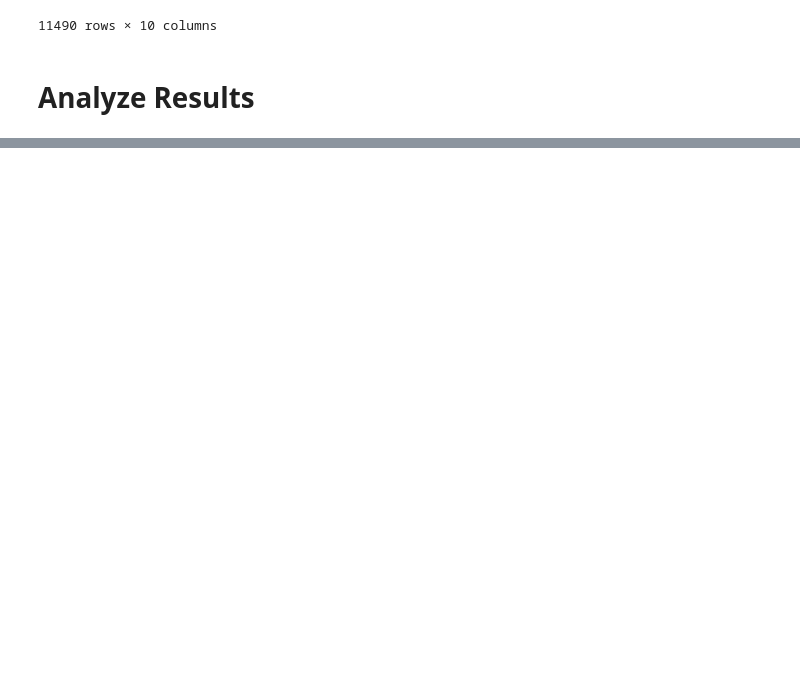
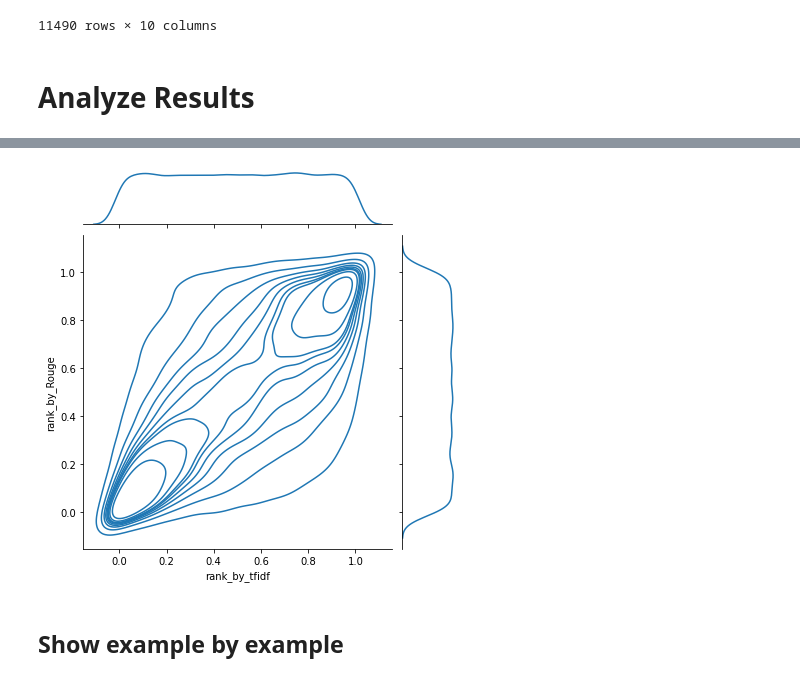
Before and after one commit to cfong32/key-sentence-extraction, a Jupyter notebook: exp5_tfidf_cossim_rouge.ipynb, the cells around one changed output, grey strips where cells are left out. Saved outputs shown, nothing was run; the diff lists cells and outputs as text; code cells hidden in the pictures; blank space fills up the shorter version.

```diff
--- a/exp5_tfidf_cossim_rouge.ipynb
+++ b/exp5_tfidf_cossim_rouge.ipynb
@@ -129,0 +178,12 @@ plt.show()
+# %%
+sns.jointplot(
+    data=data.sample(frac=0.1),
+    x='rank_by_tfidf',
+    y='rank_by_Rouge',
+    kind='kde',
+)
+plt.show()
+# %% [output]
+[figure, added]
+# %% [markdown]
+## Show example by example
```
Also changed, not shown: parts of 12 cells of this notebook.
